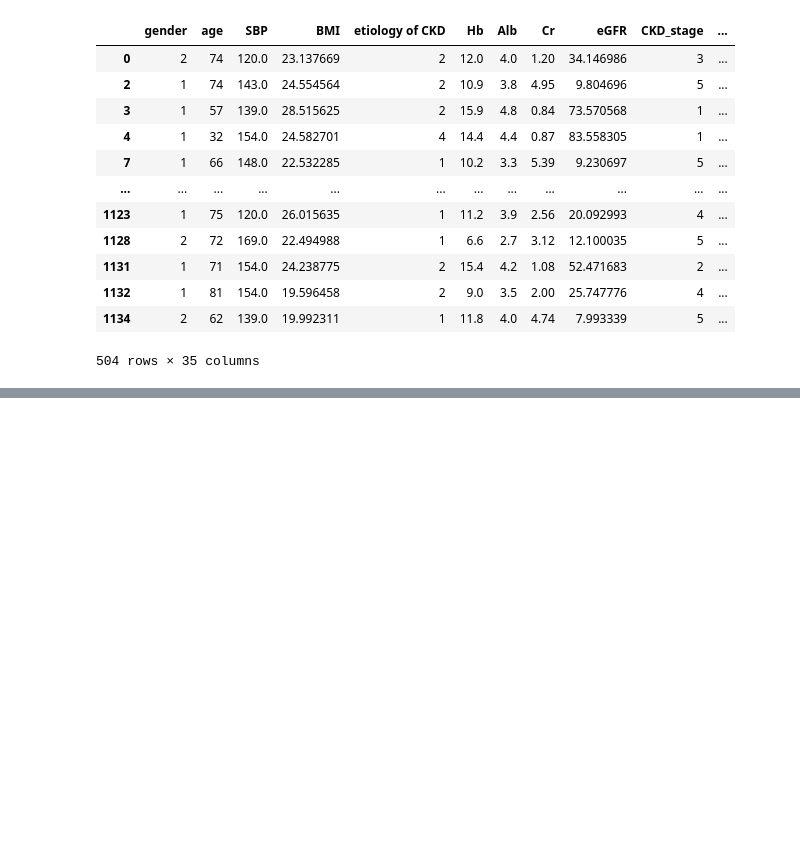
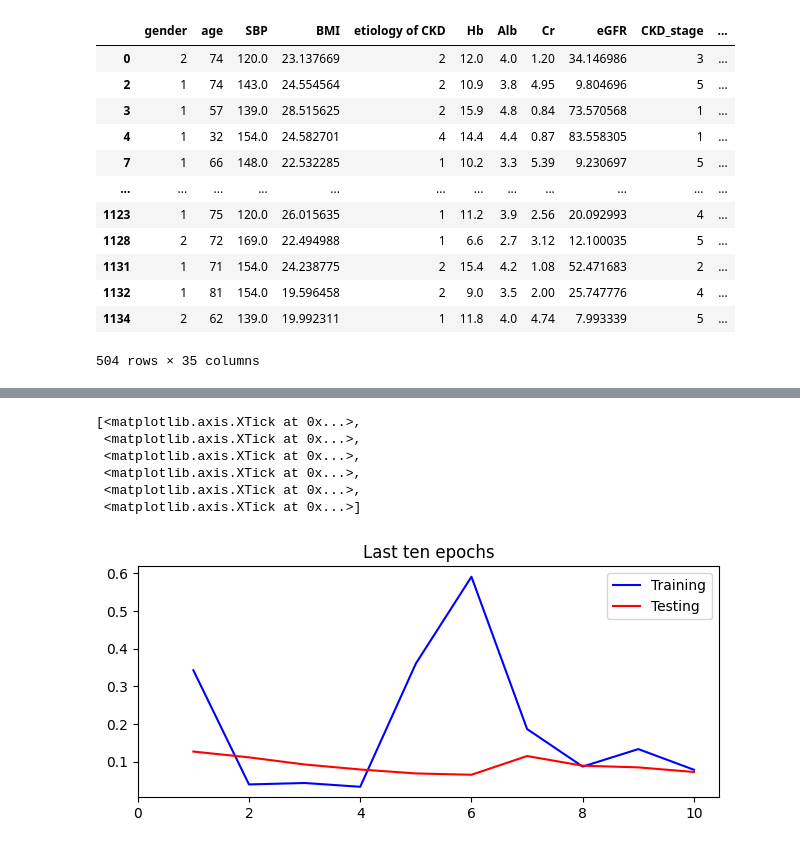
Before and after one commit to TheRidgeSpamss/CKD-ML, a Jupyter notebook: ckd_nn.ipynb, the cells around one changed output, grey strips where cells are left out. Drawn from its saved outputs; the diff is of its cells as text; code cells hidden in the pictures; blank space fills up the shorter version.

```diff
--- a/ckd_nn.ipynb
+++ b/ckd_nn.ipynb
@@ -243,0 +275,19 @@ loss_ax.legend(["Training", "Testing"])
+# %%
+last_training_loss_list = training_loss_list[-10:]
+last_testing_loss_list = testing_loss_list[-10:]
+
+loss_fig, loss_ax = plt.subplots(figsize=(7.5,3))
+plt.plot(range(1,len(last_training_loss_list)+1), last_training_loss_list, color="blue")
+plt.plot(range(1,len(last_testing_loss_list)+1), last_testing_loss_list, color="red")
+
+loss_ax.set_title("Last ten epochs")
+loss_ax.legend(["Training", "Testing"])
+loss_ax.set_xticks(range(0, 11, 2))
+# %% [output]
+[<matplotlib.axis.XTick at 0x...>,
+ <matplotlib.axis.XTick at 0x...>,
+ <matplotlib.axis.XTick at 0x...>,
+ <matplotlib.axis.XTick at 0x...>,
+ <matplotlib.axis.XTick at 0x...>,
+ <matplotlib.axis.XTick at 0x...>]
+[figure, added]
```
Also changed, not shown: parts of 6 cells of this notebook, 1 other file.
